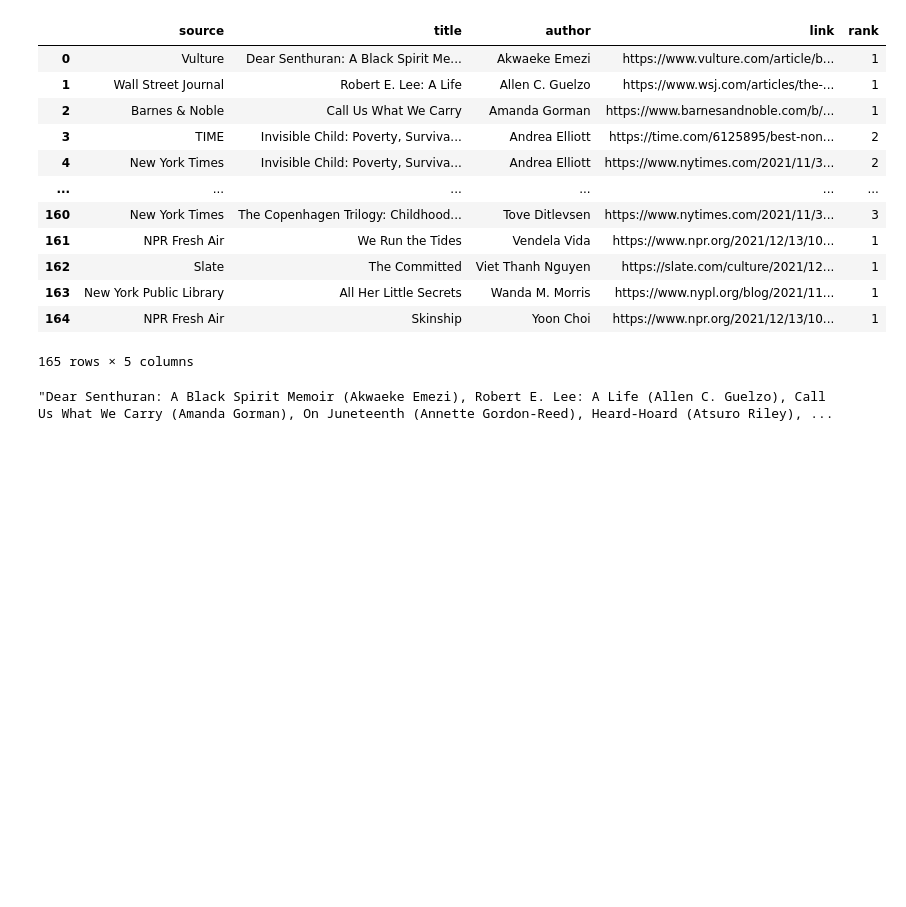
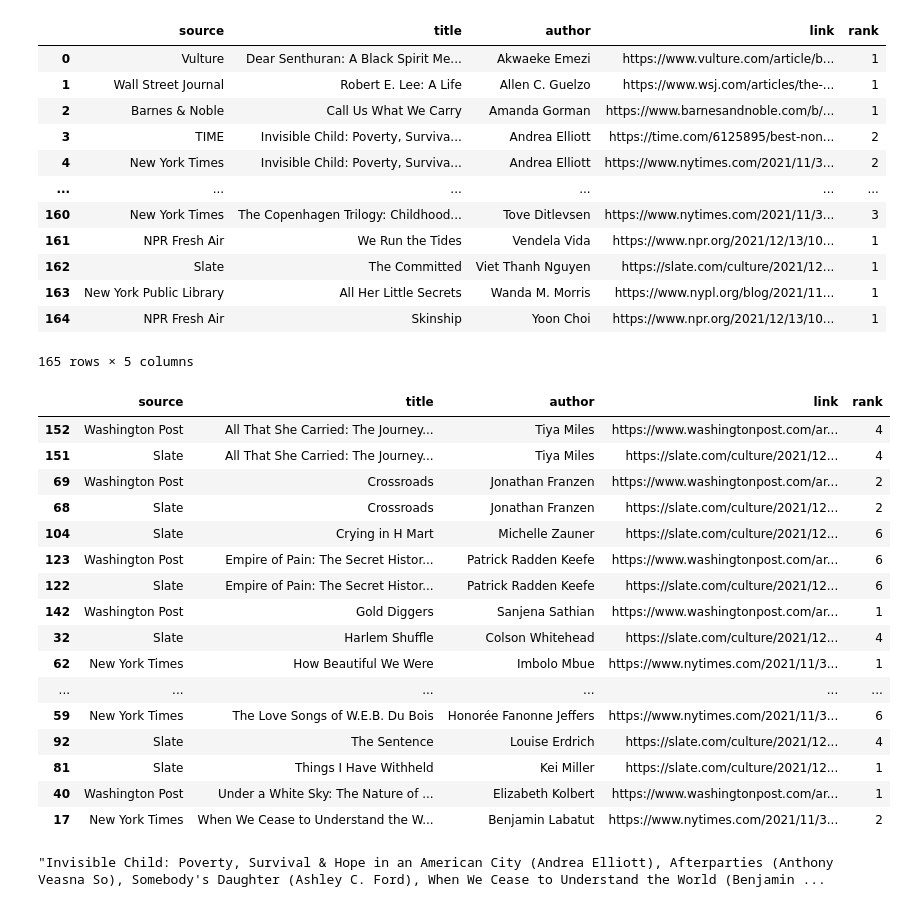
Before and after one commit to dliden-bitdotio/2021_book_lists, a Jupyter notebook: analysis.ipynb, the cells around one changed output. Saved outputs shown, nothing was run; the diff lists cells and outputs as text; code cells hidden in the pictures; blank space fills up the shorter version.

```diff
--- a/analysis.ipynb
+++ b/analysis.ipynb
@@ -69,17 +85,37 @@ df_media
 | 163 | New York Public Library | All Her Little Secrets | Wanda M. Morris | https://www.nypl.org/blog/2021/11... | 1 |
 | 164 | NPR Fresh Air | Skinship | Yoon Choi | https://www.npr.org/2021/12/13/10... | 1 |
 165 rows × 5 columns
+# %%
+df_media.loc[df_media['source'].isin(['New York Times', 'Washington Post', 'Slate'])].sort_values('title')
+# %% [output]
+|  | source | title | author | link | rank |
+| 152 | Washington Post | All That She Carried: The Journey... | Tiya Miles | https://www.washingtonpost.com/ar... | 4 |
+| 151 | Slate | All That She Carried: The Journey... | Tiya Miles | https://slate.com/culture/2021/12... | 4 |
+| 69 | Washington Post | Crossroads | Jonathan Franzen | https://www.washingtonpost.com/ar... | 2 |
+| 68 | Slate | Crossroads | Jonathan Franzen | https://slate.com/culture/2021/12... | 2 |
+| 104 | Slate | Crying in H Mart | Michelle Zauner | https://slate.com/culture/2021/12... | 6 |
+| 123 | Washington Post | Empire of Pain: The Secret Histor... | Patrick Radden Keefe | https://www.washingtonpost.com/ar... | 6 |
+| 122 | Slate | Empire of Pain: The Secret Histor... | Patrick Radden Keefe | https://slate.com/culture/2021/12... | 6 |
+| 142 | Washington Post | Gold Diggers | Sanjena Sathian | https://www.washingtonpost.com/ar... | 1 |
+| 32 | Slate | Harlem Shuffle | Colson Whitehead | https://slate.com/culture/2021/12... | 4 |
+| 62 | New York Times | How Beautiful We Were | Imbolo Mbue | https://www.nytimes.com/2021/11/3... | 1 |
+| ... | ... | ... | ... | ... | ... |
+| 59 | New York Times | The Love Songs of W.E.B. Du Bois | Honorée Fanonne Jeffers | https://www.nytimes.com/2021/11/3... | 6 |
+| 92 | Slate | The Sentence | Louise Erdrich | https://slate.com/culture/2021/12... | 4 |
+| 81 | Slate | Things I Have Withheld | Kei Miller | https://slate.com/culture/2021/12... | 1 |
+| 40 | Washington Post | Under a White Sky: The Nature of ... | Elizabeth Kolbert | https://www.washingtonpost.com/ar... | 1 |
+| 17 | New York Times | When We Cease to Understand the W... | Benjamin Labatut | https://www.nytimes.com/2021/11/3... | 2 |
 # %%
 # List Appearing Once
 df_media['title_author'] = df_media.title.values + ' (' + df_media.author.values + ')'
-once = (df_media
-.loc[df_media['rank']==1, :]
+twice = (df_media
+.loc[df_media['rank']==2, :]
 .loc[:,'title_author']
-.values
+.unique()
 )
-", ".join(once)
+", ".join(twice)
 # %% [output]
-"Dear Senthuran: A Black Spirit Memoir (Akwaeke Emezi), Robert E. Lee: A Life (Allen C. Guelzo), Call Us What We Carry (Amanda Gorman), On Juneteenth (Annette Gordon-Reed), Heard-Hoard (Atsuro Riley), ...
+"Invisible Child: Poverty, Survival & Hope in an American City (Andrea Elliott), Afterparties (Anthony Veasna So), Somebody's Daughter (Ashley C. Ford), When We Cease to Understand the World (Benjamin ...
 # %%
 names = []
 props = []
```
Also changed, not shown: parts of 7 cells of this notebook, 3 other files.
